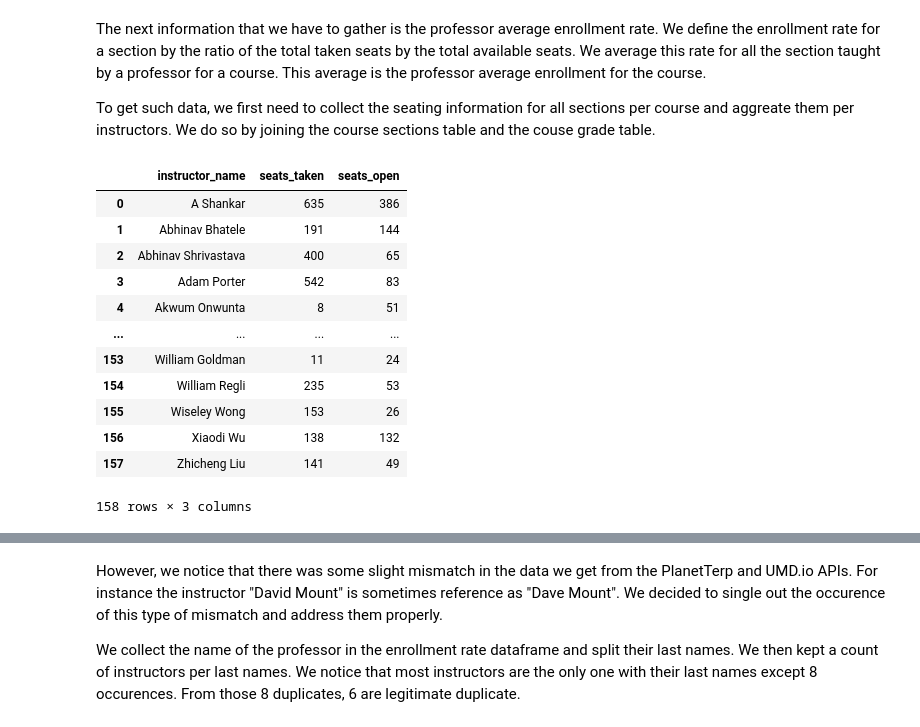
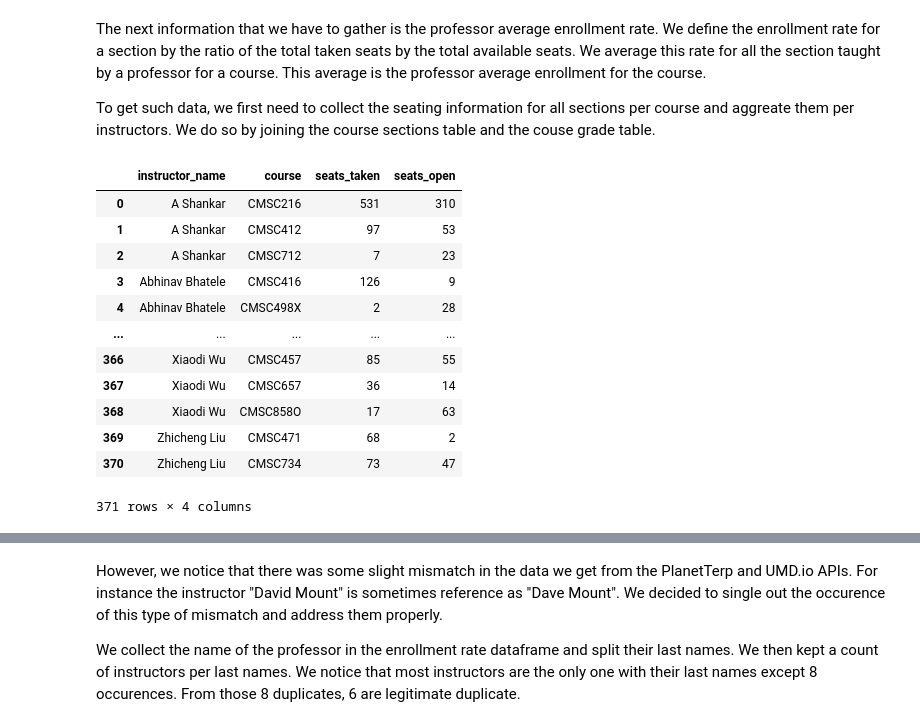
Before and after one commit to WesJD/cmsc320-final, a Jupyter notebook: project.ipynb, the cells around one changed output, grey strips where cells are left out. Cells and saved outputs as stored; diff of their text form; code cells hidden in the pictures.

```diff
--- a/project.ipynb
+++ b/project.ipynb
@@ -463,42 +463,45 @@ To get such data, we first need to collect the seating information for all secti
 # %%
 import pandas as pd
 import numpy as np
 query = """
 SELECT
     course_section_instructors.name AS instructor_name,
+    course_section_instructors.course,
     SUM(course_sections.seats_taken) AS seats_taken,
     SUM(course_sections.seats_open) AS seats_open
 FROM course_section_instructors
 LEFT JOIN course_sections
     ON course_sections.course = course_section_instructors.course
     AND course_sections.year = course_section_instructors.year
     AND course_sections.semester = course_section_instructors.semester
     AND course_sections.number = course_section_instructors.number
 LEFT JOIN course_grades
     ON course_grades.course = course_section_instructors.course
     AND course_grades.year = course_section_instructors.year
     AND course_grades.semester = course_section_instructors.semester
     AND course_grades.instructor_name = course_section_instructors.name
-GROUP BY course_section_instructors.name
+GROUP BY
+    course_section_instructors.name,
+    course_section_instructors.course
 """
 with open_conn() as conn:
     enroll_rateDf = pd.read_sql(sql=query, con=conn, index_col="instructor_name")
     enroll_rateDf = enroll_rateDf.reset_index(0)
     display(enroll_rateDf)
 # %% [output]
-|  | instructor_name | seats_taken | seats_open |
-| 0 | A Shankar | 635 | 386 |
-| 1 | Abhinav Bhatele | 191 | 144 |
-| 2 | Abhinav Shrivastava | 400 | 65 |
-| 3 | Adam Porter | 542 | 83 |
-| 4 | Akwum Onwunta | 8 | 51 |
-| ... | ... | ... | ... |
-| 153 | William Goldman | 11 | 24 |
-| 154 | William Regli | 235 | 53 |
-| 155 | Wiseley Wong | 153 | 26 |
-| 156 | Xiaodi Wu | 138 | 132 |
-| 157 | Zhicheng Liu | 141 | 49 |
+|  | instructor_name | course | seats_taken | seats_open |
+| 0 | A Shankar | CMSC216 | 531 | 310 |
+| 1 | A Shankar | CMSC412 | 97 | 53 |
+| 2 | A Shankar | CMSC712 | 7 | 23 |
+| 3 | Abhinav Bhatele | CMSC416 | 126 | 9 |
+| 4 | Abhinav Bhatele | CMSC498X | 2 | 28 |
+| ... | ... | ... | ... | ... |
+| 366 | Xiaodi Wu | CMSC457 | 85 | 55 |
+| 367 | Xiaodi Wu | CMSC657 | 36 | 14 |
+| 368 | Xiaodi Wu | CMSC858O | 17 | 63 |
+| 369 | Zhicheng Liu | CMSC471 | 68 | 2 |
+| 370 | Zhicheng Liu | CMSC734 | 73 | 47 |
-158 rows × 3 columns
+371 rows × 4 columns
 # %%
 enroll_rateDf["total_seats"] = enroll_rateDf.seats_open + enroll_rateDf.seats_taken
 enroll_rateDf["instructor_last_name"] =  enroll_rateDf.instructor_name.apply(lambda x: x.split()[-1])
```
Also changed, not shown: parts of 15 cells of this notebook.
